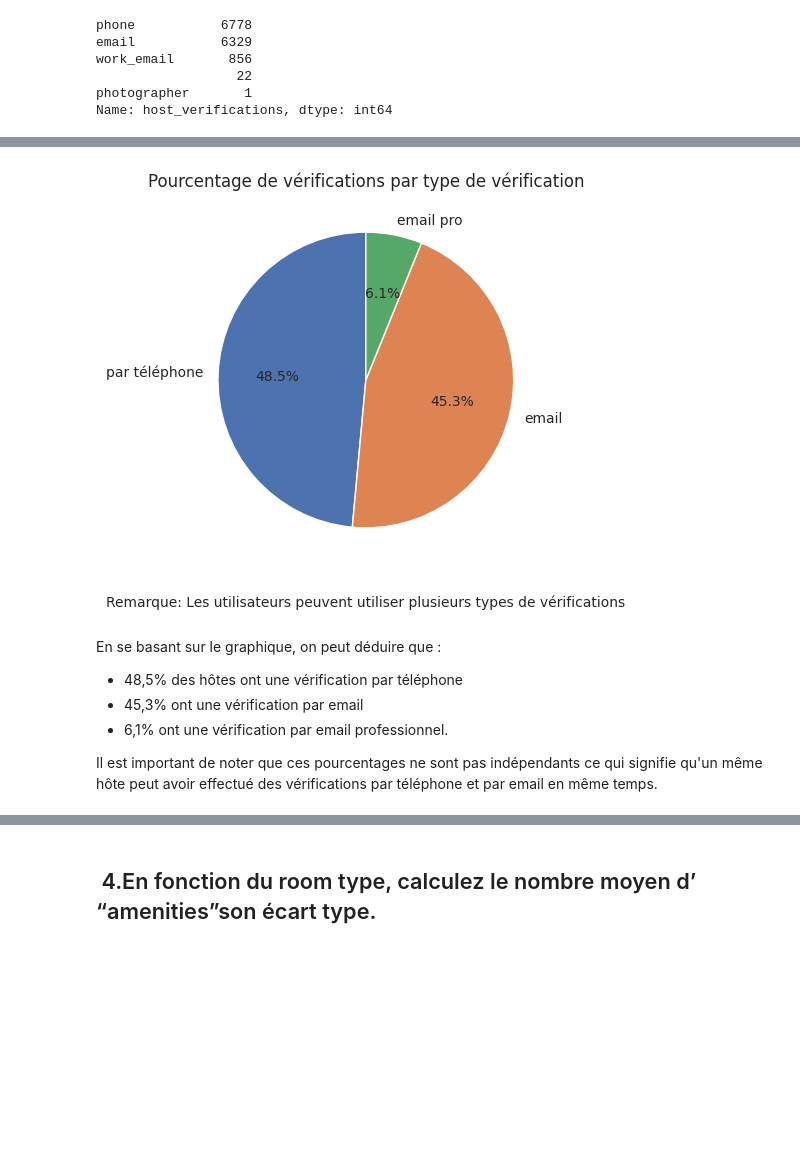
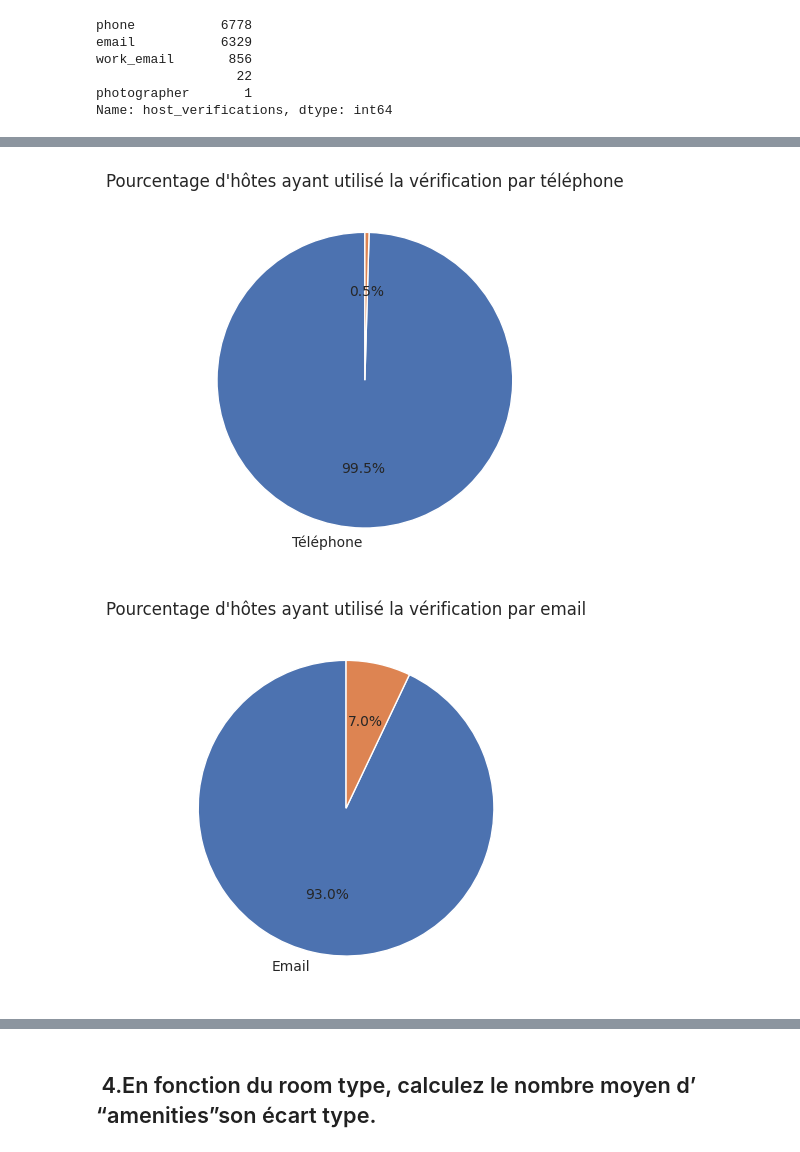
Before and after one commit to DonzerHD/Pandas-Env-Visuel, a Jupyter notebook: Pandas/TD_Pandas.ipynb, the cells around one changed output, grey strips where cells are left out. Saved outputs shown, nothing was run; the diff lists cells and outputs as text; code cells hidden in the pictures; blank space fills up the shorter version.

Commit message:
changement camembert

```diff
--- a/Pandas/TD_Pandas.ipynb
+++ b/Pandas/TD_Pandas.ipynb
@@ -140,28 +140,38 @@ verification_pourcentages_df
-# %%
-# Dessiner le pie chart (Diagramme circulaire ou camembert)
-verification_pourcentages = [phone_pourcentage, email_pourcentage, work_pourcentage]
-labels = ['par téléphone', 'email', 'email pro']
-
-# Initialiser la figure et les axes
-fig, ax = plt.subplots()
-
-# Ajouter un titre au graphique
-ax.set_title('Pourcentage de vérifications par type de vérification')
-
-# Créer le graphique en camembert en utilisant les pourcentages de vérifications et les labels
-# pour chaque type de vérification en ajoutant les pourcentages et l'angle de départ
-ax.pie(verification_pourcentages, labels=labels, autopct='%1.1f%%', startangle=90)
-
-# Ajouter le texte en bas du graphique
-ax.text(0.5, -0.1, 'Remarque: Les utilisateurs peuvent utiliser plusieurs types de vérifications', horizontalalignment='center', verticalalignment='center', transform=ax.transAxes)
-
-plt.show()
-# %% [output]
-[figure, removed]
-# %% [markdown]
-En se basant sur le graphique, on peut déduire que :
- - 48,5% des hôtes ont une vérification par téléphone
- - 45,3% ont une vérification par email
- - 6,1% ont une vérification par email professionnel.
-
-Il est important de noter que ces pourcentages ne sont pas indépendants ce qui signifie qu'un même hôte peut avoir effectué des vérifications par téléphone et par email en même temps.
+# %%
+# Charger les données depuis un fichier CSV
+df = pd.read_csv('listings.csv')
+
+# Nettoyer la colonne 'host_verifications'
+df['host_verifications'] = df['host_verifications'].apply(lambda x: x.replace("[","").replace("]","").replace("'","").split(","))
+verifications = df['host_verifications'].explode().str.strip()
+
+# Compter le nombre d'hôtes pour chaque type de vérification
+phone_verifications = verifications[verifications == 'phone'].index.nunique()
+email_verifications = verifications[verifications == 'email'].index.nunique()
+work_verifications = verifications[verifications == 'work_email'].index.nunique()
+
+# Calculer les pourcentages pour chaque type
+total_verifications = total_verifications
+phone_pourcentage = (phone_verifications / total_verifications) * 100
+email_pourcentage = (email_verifications / total_verifications) * 100
+work_pourcentage = (work_verifications / total_verifications) * 100
+
+# Initialiser les figures et les axes pour chaque diagramme circulaire
+fig1, ax1 = plt.subplots()
+fig2, ax2 = plt.subplots()
+fig3, ax3 = plt.subplots()
+
+# Ajouter un titre à chaque graphique
+ax1.set_title('Pourcentage d\'hôtes ayant utilisé la vérification par téléphone')
+ax2.set_title('Pourcentage d\'hôtes ayant utilisé la vérification par email')
+ax3.set_title('Pourcentage d\'hôtes ayant utilisé la vérification par email pro')
+
+# Créer le diagramme circulaire pour chaque type de vérification
+ax1.pie([phone_pourcentage, 100-phone_pourcentage], labels=['Téléphone', ''], autopct='%1.1f%%', startangle=90)
+ax2.pie([email_pourcentage, 100-email_pourcentage], labels=['Email', ''], autopct='%1.1f%%', startangle=90)
+ax3.pie([work_pourcentage, 100-work_pourcentage], labels=['Email Pro', ''], autopct='%1.1f%%', startangle=90)
+
+plt.show()
+# %% [output]
+[figure, added]
+[figure, added]
```
Also changed, not shown: parts of 3 cells of this notebook.
